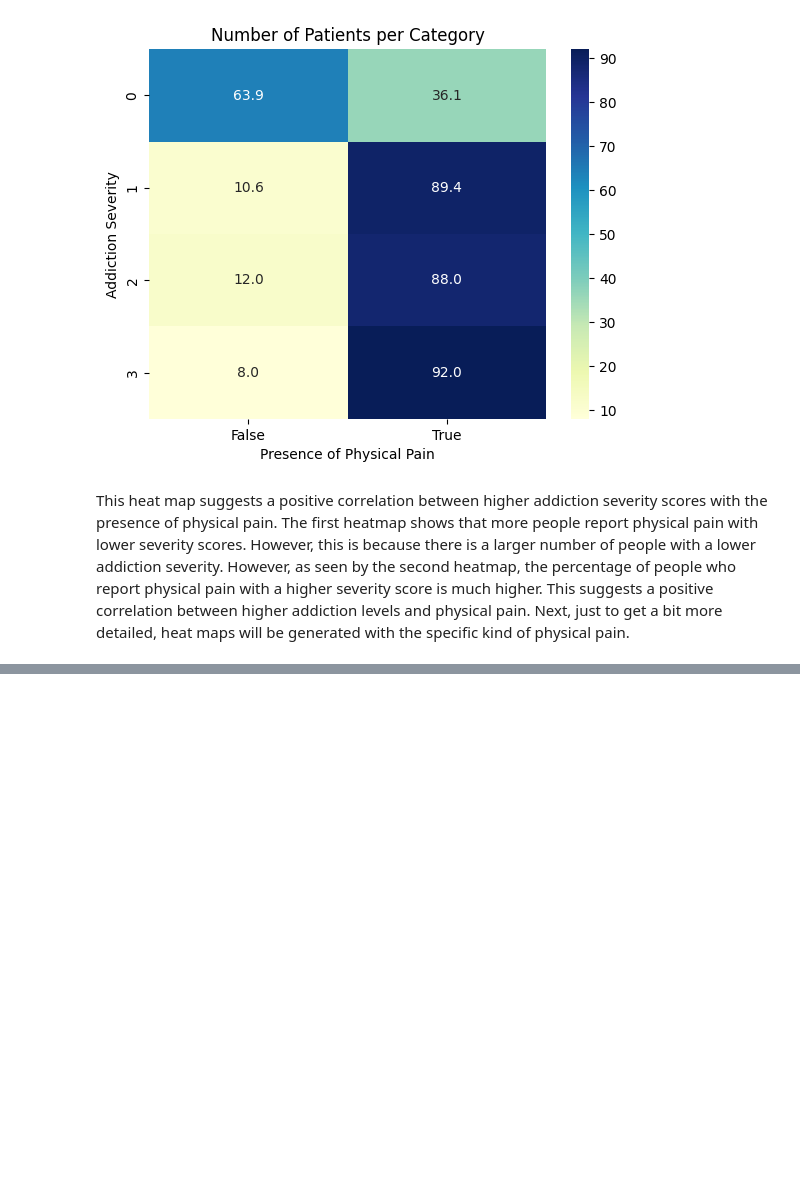
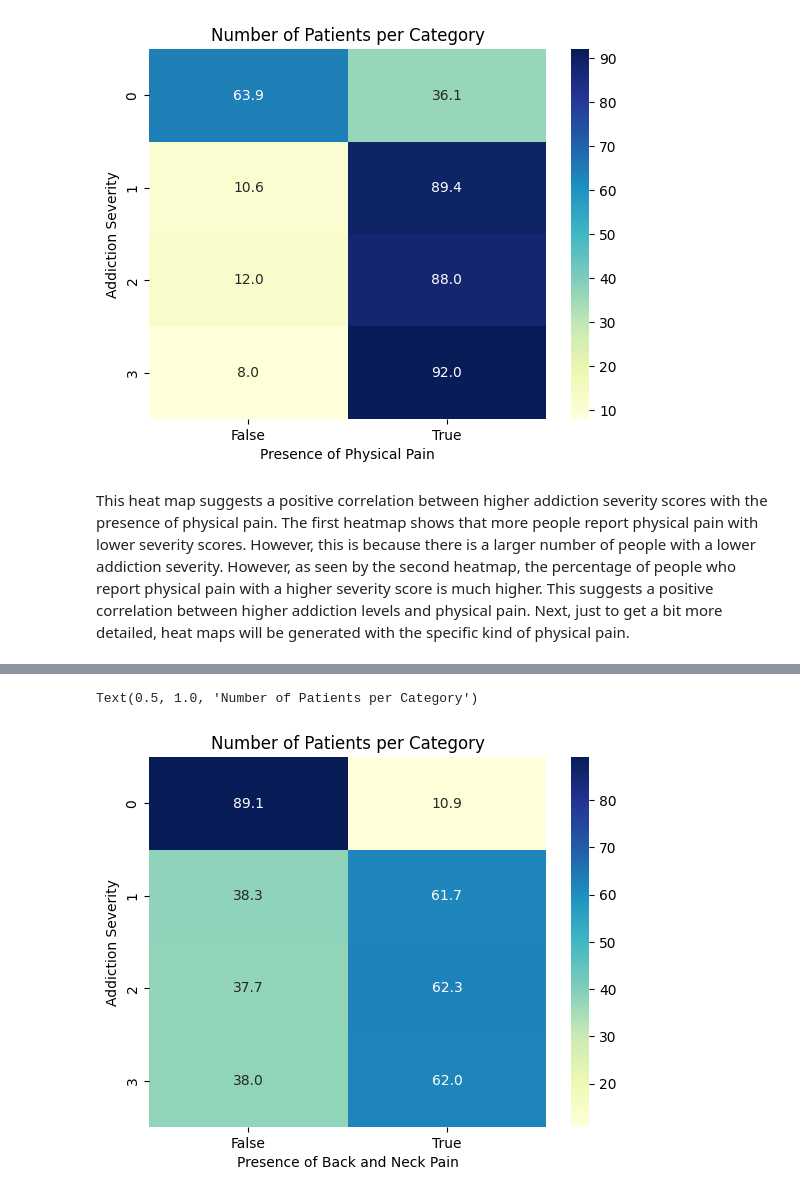
Before and after one commit to jmlax123/gaming_mental_health, a Jupyter notebook: notebook/gaming_mental_health_data.ipynb, the cells around one changed output, grey strips where cells are left out. Saved outputs shown, nothing was run; the diff lists cells and outputs as text; code cells hidden in the pictures; blank space fills up the shorter version.

```diff
--- a/notebook/gaming_mental_health_data.ipynb
+++ b/notebook/gaming_mental_health_data.ipynb
@@ -645,0 +681,13 @@ This heat map suggests a positive correlation between higher addiction severity
+# %%
+pct_table = pd.crosstab(df['addiction_severity'],
+                        df['back_neck_pain'],
+                        normalize='index') * 100
+
+sns.heatmap(pct_table, annot=True, fmt=".1f", cmap="YlGnBu")
+
+plt.ylabel("Addiction Severity")
+plt.xlabel("Presence of Back and Neck Pain")
+plt.title("Number of Patients per Category")
+# %% [output]
+Text(0.5, 1.0, 'Number of Patients per Category')
+[figure, added]
```
Also changed, not shown: parts of 4 cells of this notebook.
